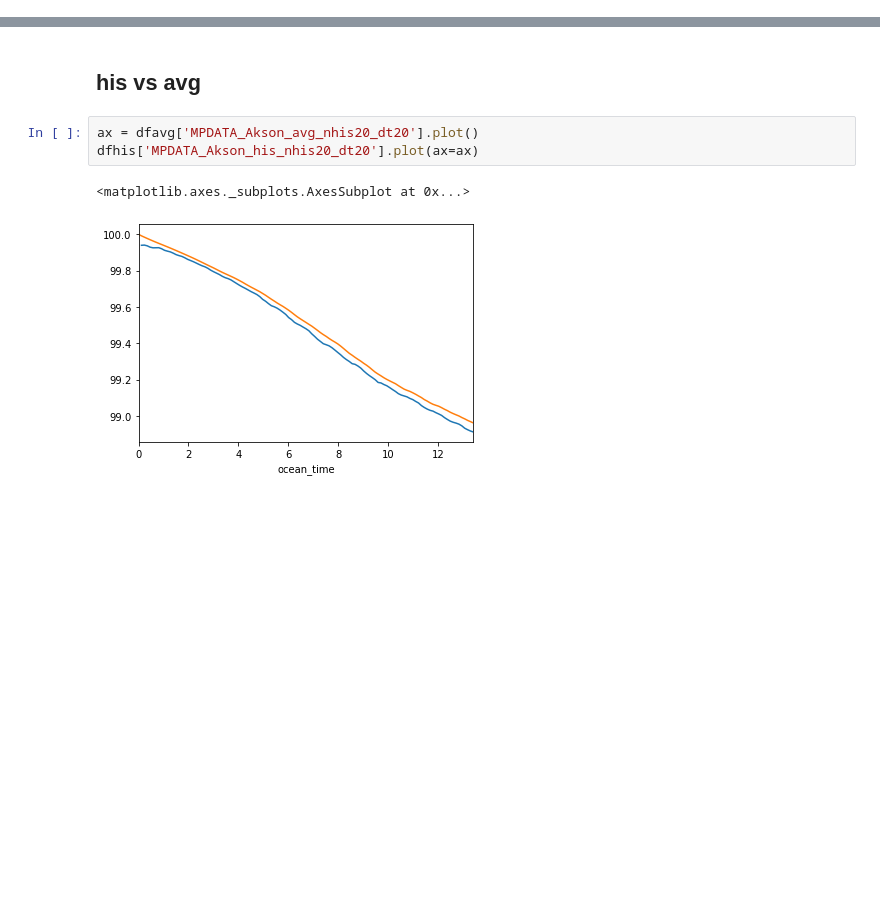
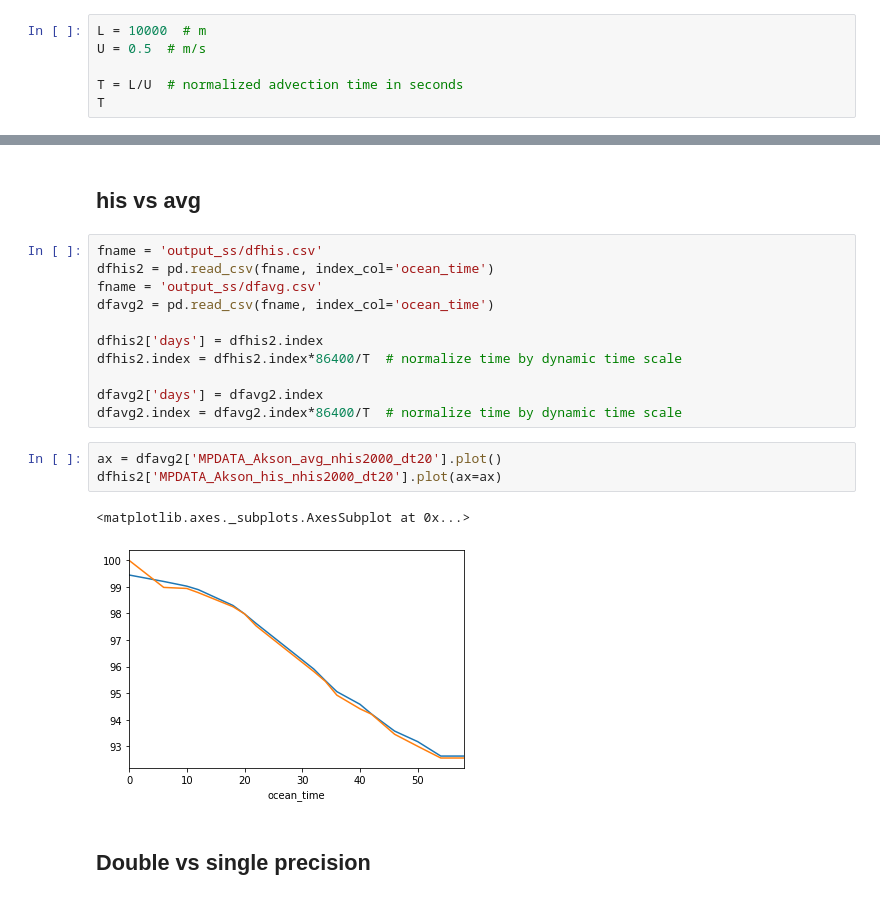
Before and after one commit to kthyng/offline_analysis, a Jupyter notebook: calc.ipynb, the cells around one changed output, grey strips where cells are left out. Saved outputs shown, nothing was run; the diff lists cells and outputs as text; blank space fills up the shorter version.

```diff
--- a/calc.ipynb
+++ b/calc.ipynb
@@ -68,0 +115,6 @@ def setup_grid(ds):
+# %%
+L = 10000  # m
+U = 0.5  # m/s
+
+T = L/U  # normalized advection time in seconds
+T
@@ -807,8 +977,21 @@ for ax in axes.flat:
 # %% [markdown]
 ## his vs avg
+# %%
+fname = 'output_ss/dfhis.csv'
+dfhis2 = pd.read_csv(fname, index_col='ocean_time')
+fname = 'output_ss/dfavg.csv'
+dfavg2 = pd.read_csv(fname, index_col='ocean_time')
+
+dfhis2['days'] = dfhis2.index
+dfhis2.index = dfhis2.index*86400/T  # normalize time by dynamic time scale
+
+dfavg2['days'] = dfavg2.index
+dfavg2.index = dfavg2.index*86400/T  # normalize time by dynamic time scale
 # %%
-ax = dfavg['MPDATA_Akson_avg_nhis20_dt20'].plot()
-dfhis['MPDATA_Akson_his_nhis20_dt20'].plot(ax=ax)
+ax = dfavg2['MPDATA_Akson_avg_nhis2000_dt20'].plot()
+dfhis2['MPDATA_Akson_his_nhis2000_dt20'].plot(ax=ax)
 # %% [output]
 <matplotlib.axes._subplots.AxesSubplot at 0x...>
-[figure, old version]
+[figure, new version]
+# %% [markdown]
+## Double vs single precision
```
Also changed, not shown: parts of 66 cells of this notebook.
